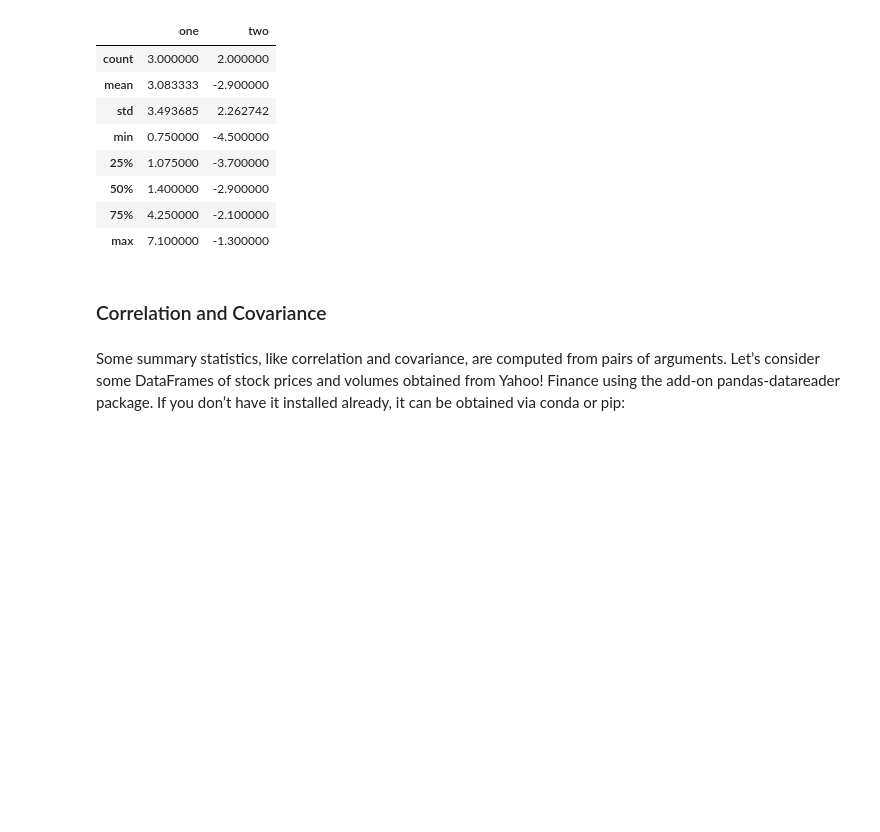
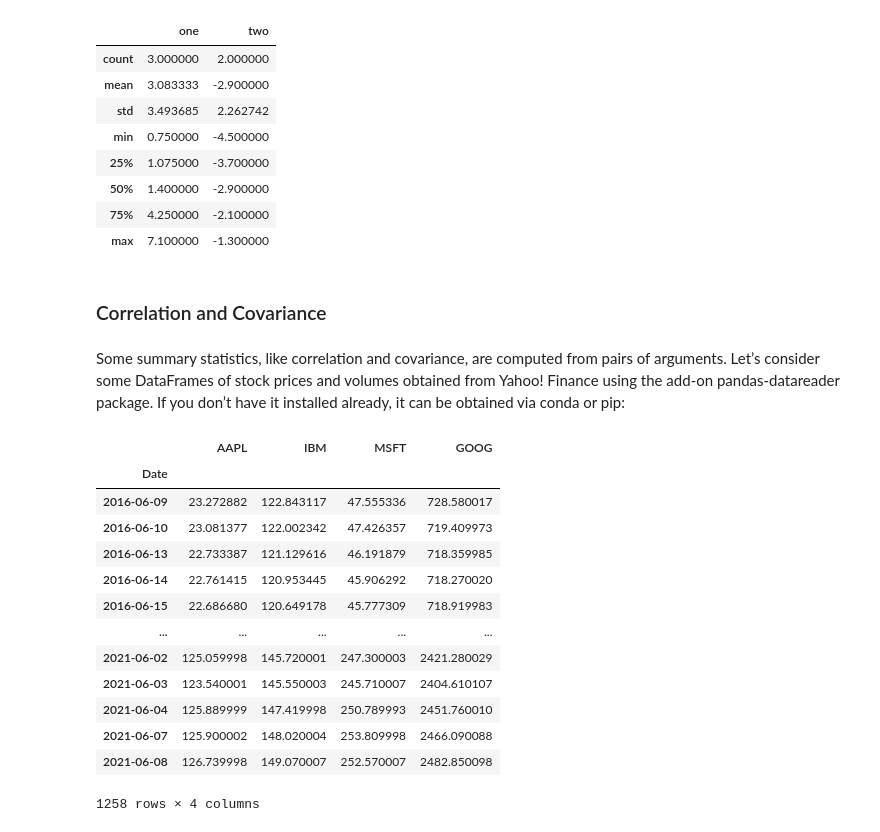
Before and after one commit to chunyaozhang/laikang_00, a Jupyter notebook: ch05.ipynb, the cells around one changed output. Saved outputs shown, nothing was run; the diff lists cells and outputs as text; code cells hidden in the pictures; blank space fills up the shorter version.

```diff
--- a/ch05.ipynb
+++ b/ch05.ipynb
@@ -1580,3 +1580,7 @@ Some summary statistics, like correlation and covariance, are computed from pair
 arguments. Let’s consider some DataFrames of stock prices and volumes obtained
 from Yahoo! Finance using the add-on pandas-datareader package. If you don’t
 have it installed already, it can be obtained via conda or pip:
+# %%
+import pandas_datareader.data as web
+all_data = {ticker: web.get_data_yahoo(ticker)
+            for ticker in ['AAPL','IBM','MSFT','GOOG']}  # need VPN
@@ -1582,0 +1589,20 @@ have it installed already, it can be obtained via conda or pip:
+# %%
+price = pd.DataFrame({ticker:data['Adj Close']
+                     for ticker, data in all_data.items()})
+# %%
+price
+# %% [output]
+|  | AAPL | IBM | MSFT | GOOG |
+| Date |  |  |  |  |
+| 2016-06-09 | 23.272882 | 122.843117 | 47.555336 | 728.580017 |
+| 2016-06-10 | 23.081377 | 122.002342 | 47.426357 | 719.409973 |
+| 2016-06-13 | 22.733387 | 121.129616 | 46.191879 | 718.359985 |
+| 2016-06-14 | 22.761415 | 120.953445 | 45.906292 | 718.270020 |
+| 2016-06-15 | 22.686680 | 120.649178 | 45.777309 | 718.919983 |
+| ... | ... | ... | ... | ... |
+| 2021-06-02 | 125.059998 | 145.720001 | 247.300003 | 2421.280029 |
+| 2021-06-03 | 123.540001 | 145.550003 | 245.710007 | 2404.610107 |
+| 2021-06-04 | 125.889999 | 147.419998 | 250.789993 | 2451.760010 |
+| 2021-06-07 | 125.900002 | 148.020004 | 253.809998 | 2466.090088 |
+| 2021-06-08 | 126.739998 | 149.070007 | 252.570007 | 2482.850098 |
+1258 rows × 4 columns
```
Also changed, not shown: parts of 47 cells of this notebook.
